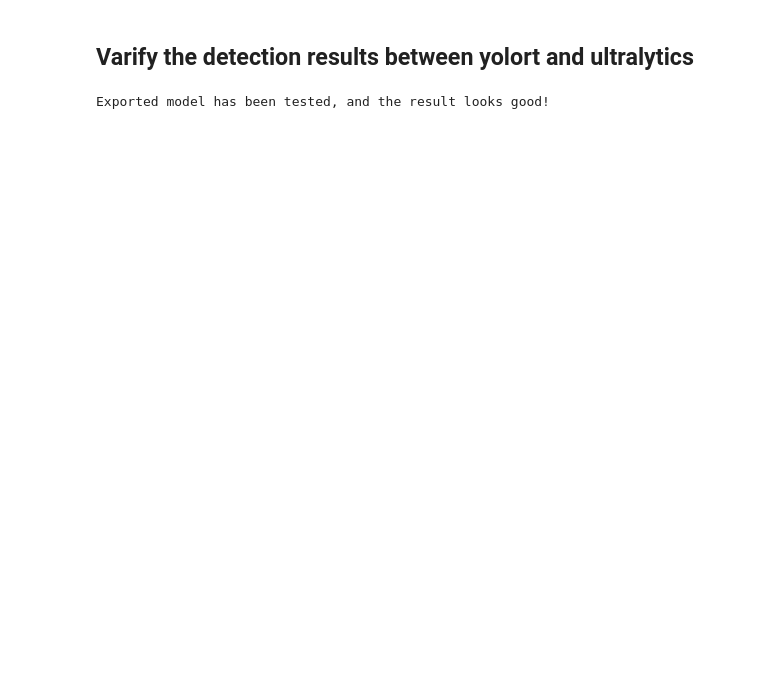
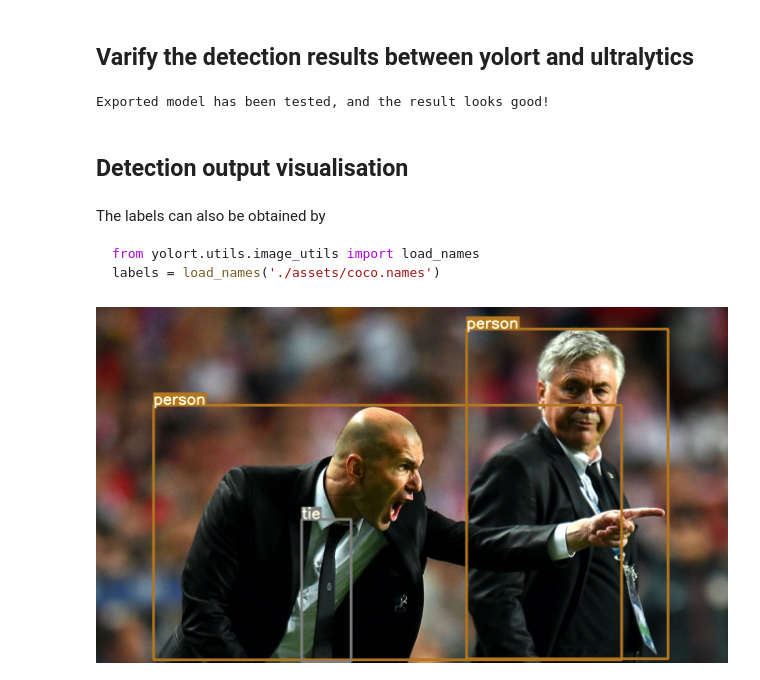
Before and after one commit to zhiqwang/yolort, a Jupyter notebook: notebooks/how-to-align-with-ultralytics-yolov5.ipynb, the cells around one changed output. Cells and saved outputs as stored; diff of their text form; code cells hidden in the pictures; blank space fills up the shorter version.

Commit message:
Update alignment with ultralytics notebook

````diff
--- a/notebooks/how-to-align-with-ultralytics-yolov5.ipynb
+++ b/notebooks/how-to-align-with-ultralytics-yolov5.ipynb
@@ -21,8 +27,8 @@ from yolort.utils import (
 # %%
 is_half = False
 
-# img_path = "https://raw.githubusercontent.com/zhiqwang/yolov5-rt-stack/master/test/assets/bus.jpg"
-img_path = "https://gitee.com/zhiqwang/yolov5-rt-stack/raw/master/test/assets/bus.jpg"  # For user in China
+# img_path = "https://raw.githubusercontent.com/zhiqwang/yolov5-rt-stack/master/test/assets/zidane.jpg"
+img_path = "https://gitee.com/zhiqwang/yolov5-rt-stack/raw/master/test/assets/zidane.jpg"
 img_raw = get_image_from_url(img_path)
 
 yolort_weight_path = './yolov5s_r40_updated.pt'
@@ -48,7 +54,7 @@ img = img.to(device)
 conf = 0.25
 iou = 0.45
 
-model = torch.hub.load('ultralytics/yolov5', 'custom', path=ultralytics_weights_path,autoshape=False, force_reload=True)
+model = torch.hub.load('ultralytics/yolov5', 'custom', path=ultralytics_weights_path, autoshape=False)
 model = model.to(device)
 model.conf = conf  # confidence threshold (0-1)
 model.iou = iou  # NMS IoU threshold (0-1)
@@ -57,7 +63,7 @@ model.eval()
 
 # Get actual anchors from ultralytics model
 m = model.model[-1]  # get Detect() layer
-anchor_grids = m.anchor_grid.squeeze().view((3,6)).tolist()  # get anchors
+anchor_grids = m.anchor_grid.view((3, -1)).cpu().tolist()  # get anchors
 
 with torch.no_grad():
     ultralytics_dets = model(img[None])[0]
@@ -86,12 +116,10 @@ torch.save(model.state_dict(), yolort_weight_path)
 # %%
 from yolort.models.yolo import yolov5_darknet_pan_s_r40 as yolov5s
 
-model = yolov5s(score_thresh=conf, nms_thresh=iou, num_classes=80,anchor_grids=anchor_grids)
+model = yolov5s(score_thresh=conf, nms_thresh=iou, num_classes=80, anchor_grids=anchor_grids)
 model.load_state_dict(torch.load(yolort_weight_path))
+model = model.to(device)
 
-# Load model
-if is_half:
-    model.half()  # to FP16
 model.eval()
 
 with torch.no_grad():
@@ -123,3 +157,37 @@ torch.testing.assert_allclose(yolort_dets[0]['boxes'], ultralytics_dets[:, :4],
 print("Exported model has been tested, and the result looks good!")
 # %% [output]
 Exported model has been tested, and the result looks good!
+# %% [markdown]
+## Detection output visualisation
+# %%
+# Get label names
+import requests
+
+# label_path = "https://raw.githubusercontent.com/zhiqwang/yolov5-rt-stack/master/notebooks/assets/coco.names"
+label_path = "https://gitee.com/zhiqwang/yolov5-rt-stack/raw/master/notebooks/assets/coco.names"
+response = requests.get(label_path)
+names = response.text
+
+LABELS = []
+
+for label in names.strip().split('\n'):
+    LABELS.append(label)
+
+COLORS = color_list()
+# %% [markdown]
+The labels can also be obtained by
+
+```python
+from yolort.utils.image_utils import load_names
+labels = load_names('./assets/coco.names')
+```
+# %%
+# Hah, that's the trick to rescale the box correctly
+boxes = scale_coords(yolort_dets[0]['boxes'], img.shape[1:], img_raw.shape[:-1])
+
+for box, label in zip(boxes.tolist(), yolort_dets[0]['labels'].tolist()):
+    img_raw = plot_one_box(box, img_raw, color=COLORS[label % len(COLORS)], label=LABELS[label])
+
+cv2_imshow(img_raw, imshow_scale=0.5)
+# %% [output]
+[figure, added]
````
Also changed, not shown: parts of 10 cells of this notebook.
